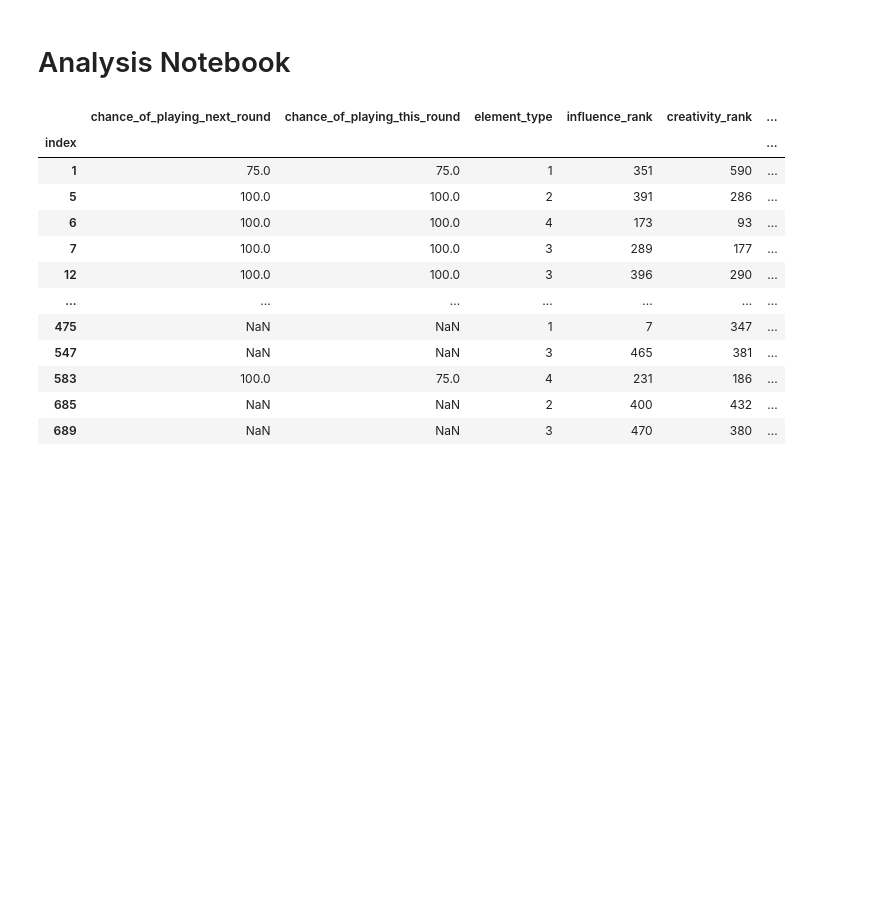
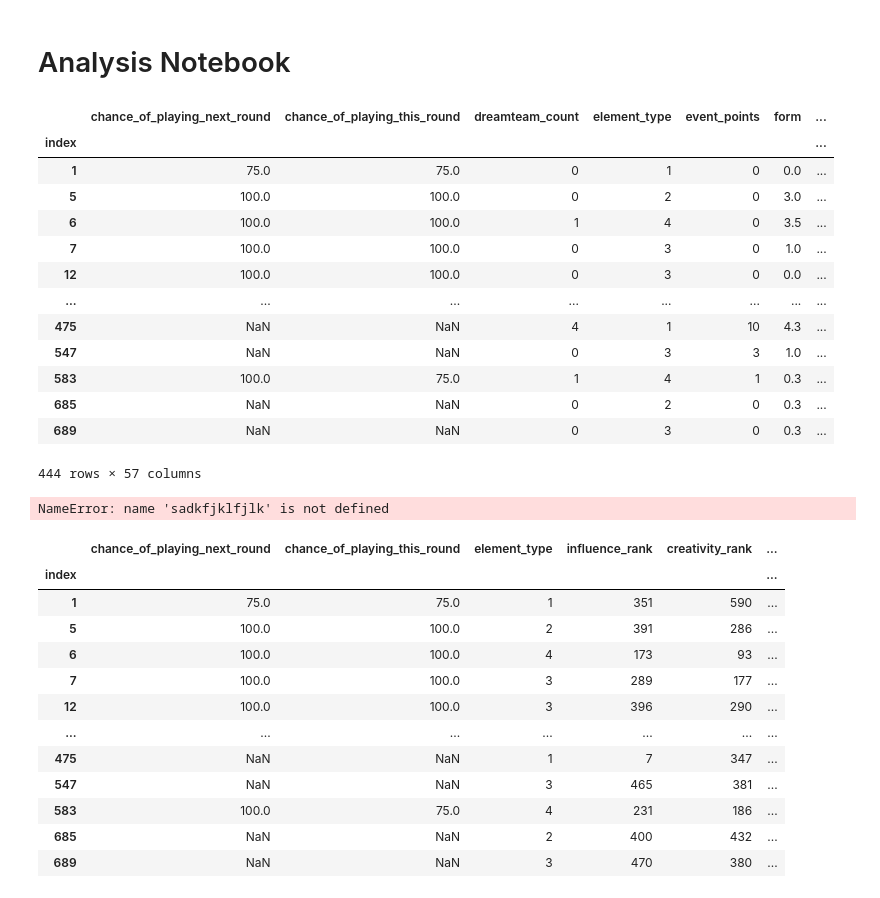
Before and after one commit to ap00la/fantasy_pl, a Jupyter notebook: analysis copy.ipynb, the cells around one changed output. Saved outputs shown, nothing was run; the diff lists cells and outputs as text; code cells hidden in the pictures; blank space fills up the shorter version.

```diff
--- a/analysis copy.ipynb
+++ b/analysis copy.ipynb
@@ -33,6 +33,27 @@ df['expected_back'] = df['news'].str.lower().str.contains('expected back')*1
 df['suspended'] = df['news'].str.lower().str.contains('suspended')*1
 
 df = df.drop(['news','news_added'], axis=1)
+# %%
+df
+# %% [output]
+|  | chance_of_playing_next_round | chance_of_playing_this_round | dreamteam_count | element_type | event_points | form | ... |
+| index |  |  |  |  |  |  | ... |
+| 1 | 75.0 | 75.0 | 0 | 1 | 0 | 0.0 | ... |
+| 5 | 100.0 | 100.0 | 0 | 2 | 0 | 3.0 | ... |
+| 6 | 100.0 | 100.0 | 1 | 4 | 0 | 3.5 | ... |
+| 7 | 100.0 | 100.0 | 0 | 3 | 0 | 1.0 | ... |
+| 12 | 100.0 | 100.0 | 0 | 3 | 0 | 0.0 | ... |
+| ... | ... | ... | ... | ... | ... | ... | ... |
+| 475 | NaN | NaN | 4 | 1 | 10 | 4.3 | ... |
+| 547 | NaN | NaN | 0 | 3 | 3 | 1.0 | ... |
+| 583 | 100.0 | 75.0 | 1 | 4 | 1 | 0.3 | ... |
+| 685 | NaN | NaN | 0 | 2 | 0 | 0.3 | ... |
+| 689 | NaN | NaN | 0 | 3 | 0 | 0.3 | ... |
+444 rows × 57 columns
+# %%
+sadkfjklfjlk
+# %% [output]
+NameError: name 'sadkfjklfjlk' is not defined
 # %%
 to_drop = [#'chance_of_playing_next_round', 'chance_of_playing_this_round',
        'dreamteam_count',
```
Also changed, not shown: parts of 1 cell of this notebook.
